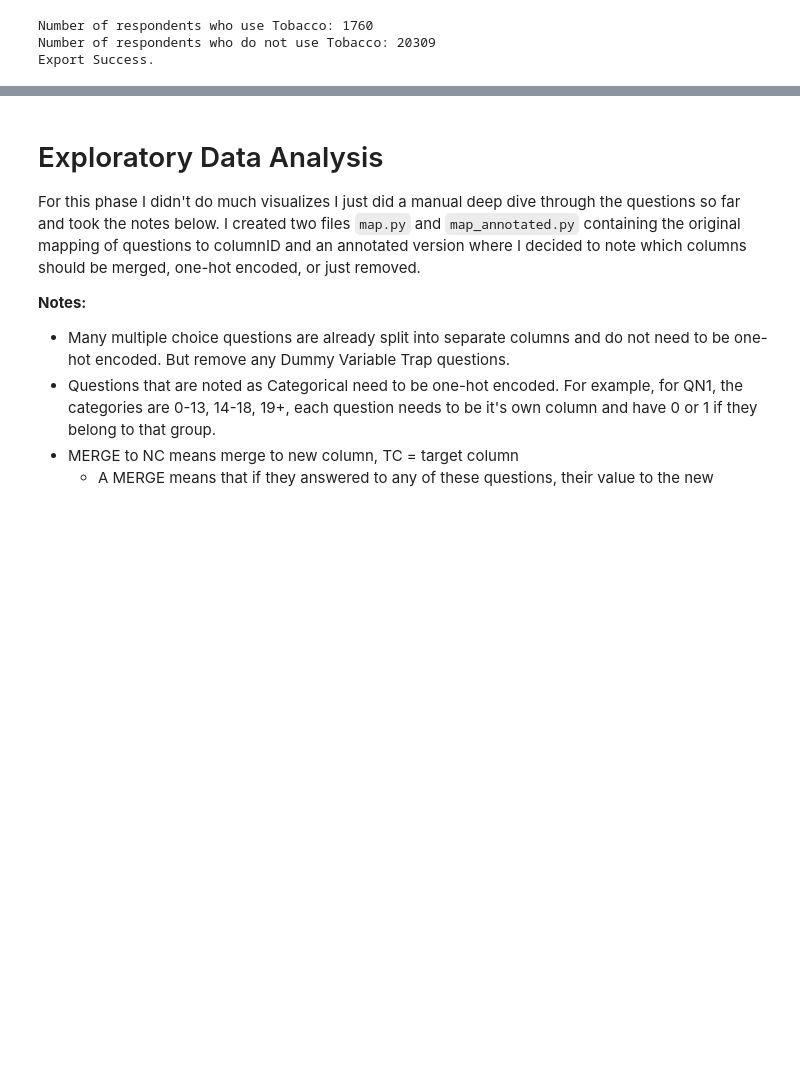
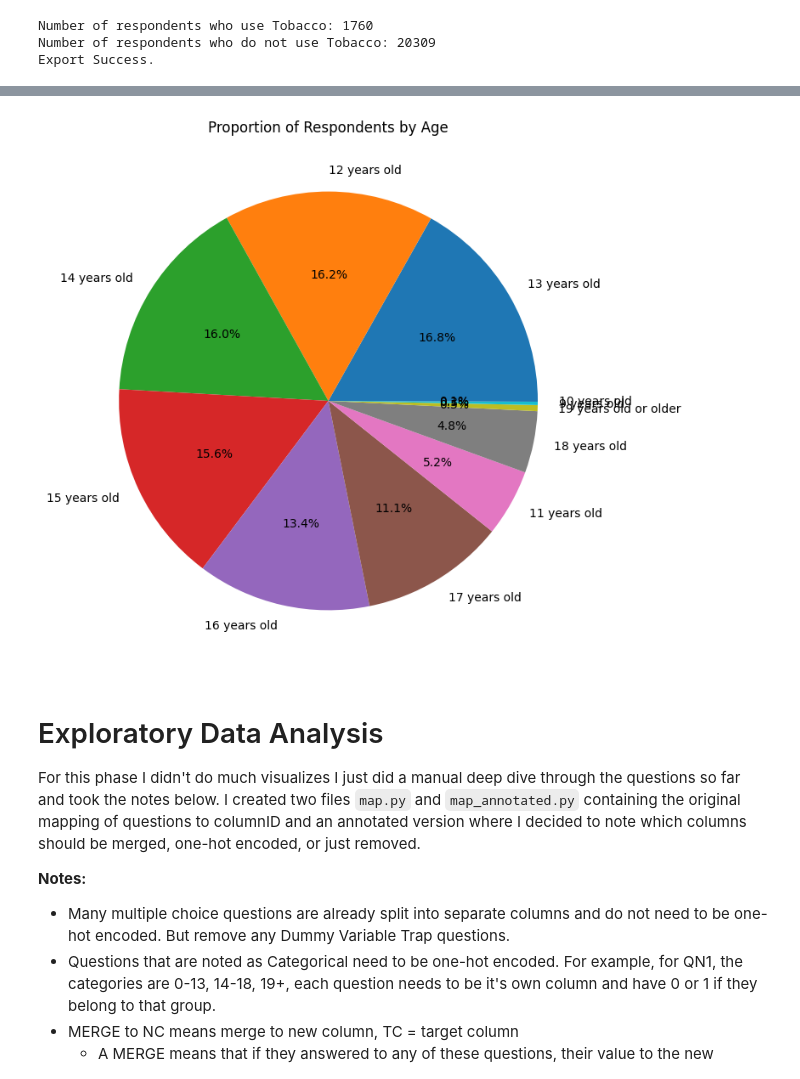
Before and after one commit to jahnltib/predicting-tobacco-use-in-youth, a Jupyter notebook: notebooks/data_preprocessing.ipynb, the cells around one changed output, grey strips where cells are left out. Cells and saved outputs as stored; diff of their text form; code cells hidden in the pictures; blank space fills up the shorter version.

```diff
--- a/notebooks/data_preprocessing.ipynb
+++ b/notebooks/data_preprocessing.ipynb
@@ -74,3 +101,28 @@ Export Success.
+# %%
+age_mapping = {
+    1: '9 years old',
+    2: '10 years old',
+    3: '11 years old',
+    4: '12 years old',
+    5: '13 years old',
+    6: '14 years old',
+    7: '15 years old',
+    8: '16 years old',
+    9: '17 years old',
+    10: '18 years old',
+    11: '19 years old or older'
+}
+
+#showing actual ages instead of index
+df['age_labeled'] = df['QN1'].map(age_mapping)
+
+#plotting the proportion of respondents by age
+df['age_labeled'].value_counts().plot(kind='pie', autopct='%1.1f%%', figsize=(8, 8))
+plt.title('Proportion of Respondents by Age')
+plt.ylabel('')
+plt.show()
+# %% [output]
+[figure, added]
 # %% [markdown]
 # Exploratory Data Analysis
 For this phase I didn't do much visualizes I just did a manual deep dive through the questions so far and took the notes below. I created two files `map.py` and `map_annotated.py` containing the original mapping of questions to columnID and an annotated version where I decided to note which columns should be merged, one-hot encoded, or just removed.
```
Also changed, not shown: parts of 6 cells of this notebook.
